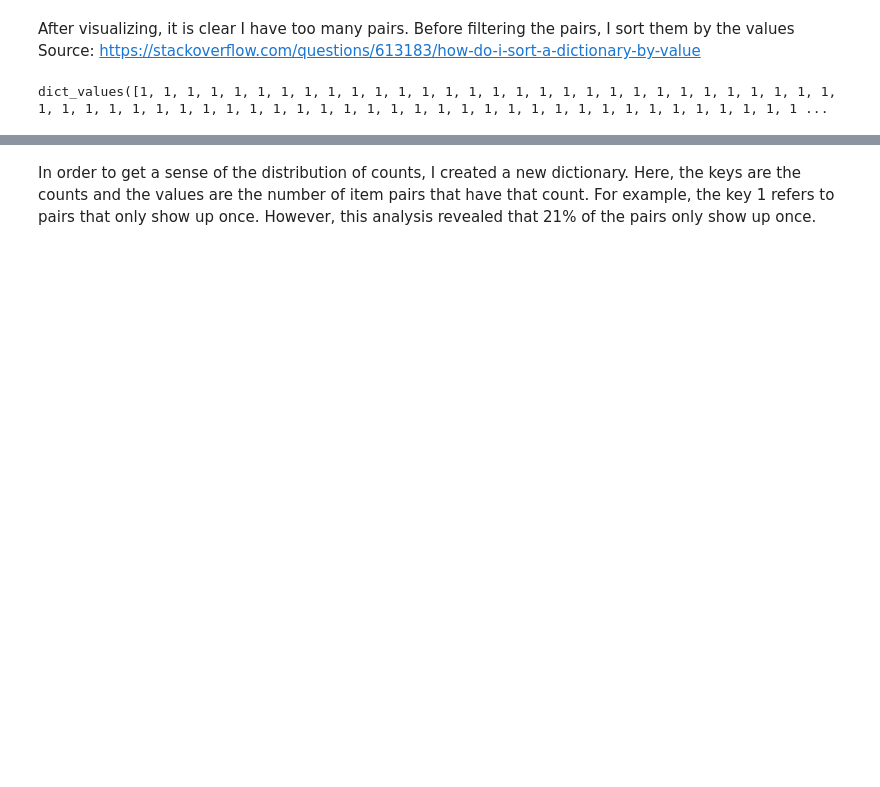
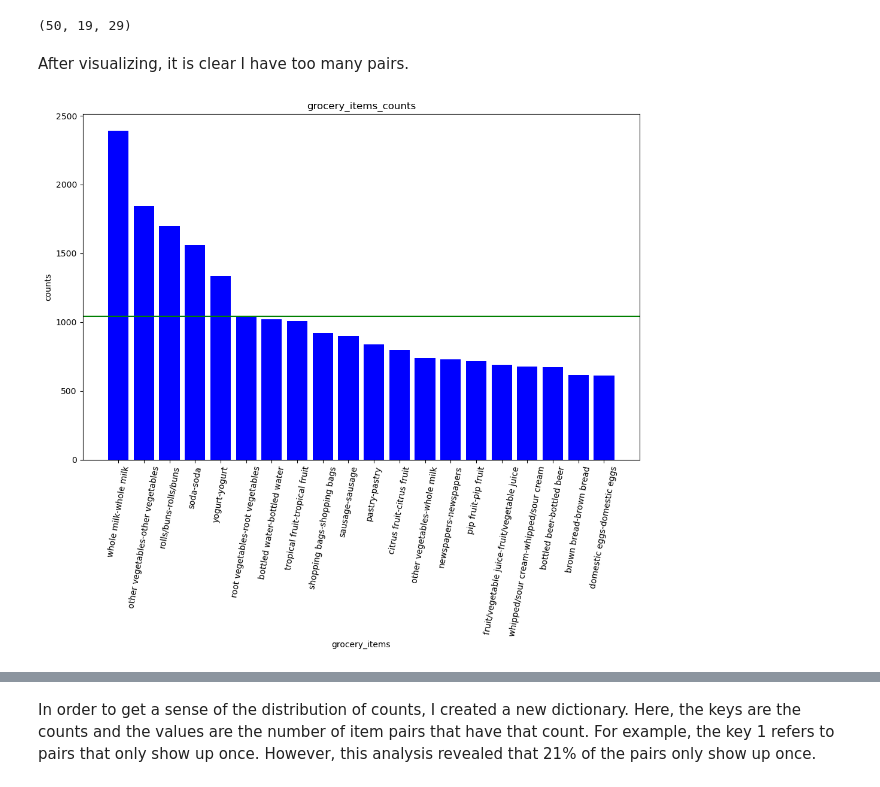
Before and after one commit to IsaacField93/data-processing-projects, a Jupyter notebook: grocery_combination_check_for_GIT.ipynb, the cells around one changed output, grey strips where cells are left out. Cells and saved outputs as stored; diff of their text form; code cells hidden in the pictures; blank space fills up the shorter version.

```diff
--- a/grocery_combination_check_for_GIT.ipynb
+++ b/grocery_combination_check_for_GIT.ipynb
@@ -122,10 +145,34 @@ plt.show()
+# %%
+three_stds = []
+four_stds = []
+five_stds = []
+six_stds = []
+for i in range(len(count_of_combos)):
+    if abs((counts[i] - mean_counts )/std_counts) > 6:
+        six_stds.append(grocery_items[i])
+    elif abs((counts[i] - mean_counts )/std_counts) > 5:
+        five_stds.append(grocery_items[i])
+    elif abs((counts[i] - mean_counts )/std_counts) > 4:
+        four_stds.append(grocery_items[i])
+    elif abs((counts[i] - mean_counts )/std_counts) > 3:
+        three_stds.append(grocery_items[i])
+len(six_stds), len(five_stds), len(four_stds)
+# %% [output]
+(50, 19, 29)
 # %% [markdown]
-After visualizing, it is clear I have too many pairs. Before filtering the pairs, I sort them by the values
-Source: https://stackoverflow.com/questions/613183/how-do-i-sort-a-dictionary-by-value
+After visualizing, it is clear I have too many pairs.
-# %%
-clean_dict = dict(sorted(count_of_combos.items(), key = lambda item: item[1]))
-
-clean_dict = {pair: count for pair, count in clean_dict.items() if count > 0}
-clean_dict.values()
-# %% [output]
-dict_values([1, 1, 1, 1, 1, 1, 1, 1, 1, 1, 1, 1, 1, 1, 1, 1, 1, 1, 1, 1, 1, 1, 1, 1, 1, 1, 1, 1, 1, 1, 1, 1, 1, 1, 1, 1, 1, 1, 1, 1, 1, 1, 1, 1, 1, 1, 1, 1, 1, 1, 1, 1, 1, 1, 1, 1, 1, 1, 1, 1, 1, 1, 1 ...
+# %%
+
+plt.figure(figsize=(12,7.5))
+plt.bar(sorted_items_series[:20], sorted_counts_series[:20], color = 'blue')
+plt.xlabel('grocery_items')
+plt.ylabel('counts')
+plt.title('grocery_items_counts')
+plt.xticks(sorted_items_series[:20])
+
+plt.axhline(y = sorted_counts_series[:20].mean(), color = 'green')
+
+plt.xticks(rotation = 80)
+plt.show()
+# %% [output]
+[figure, added]
```
Also changed, not shown: parts of 32 cells of this notebook.
